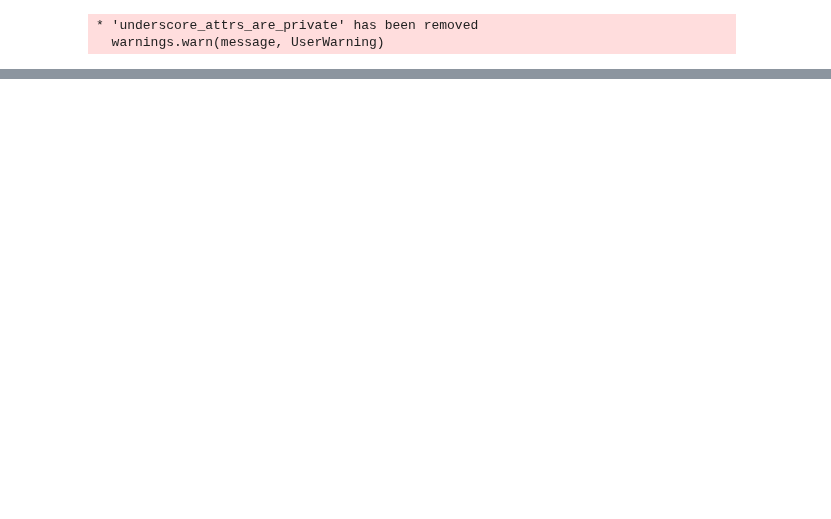
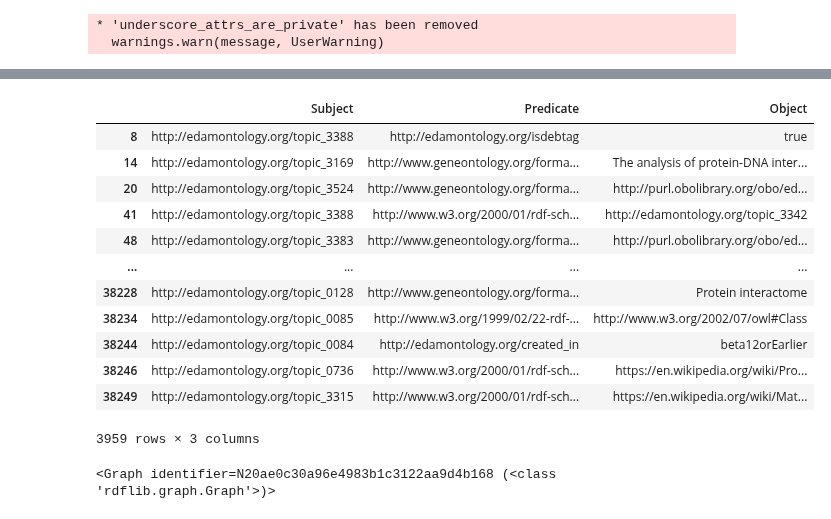
Before and after one commit to ZubairQazi/NDE-GPT, a Jupyter notebook: test_notebooks/text2term_figshare.ipynb, the cells around one changed output, grey strips where cells are left out. Saved outputs shown, nothing was run; the diff lists cells and outputs as text; code cells hidden in the pictures; blank space fills up the shorter version.

```diff
--- a/test_notebooks/text2term_figshare.ipynb
+++ b/test_notebooks/text2term_figshare.ipynb
@@ -18,0 +31,38 @@ edam_ontology = text2term.cache_ontology("https://data.bioontology.org/ontologie
+# %%
+edam_owl = pd.read_csv('../EDAM/edam_1.26.csv')
+# %%
+filtered_edam_owl = edam_owl[~edam_owl['Subject'].isin(deprecated['Class ID'])]
+filtered_edam_owl = filtered_edam_owl[filtered_edam_owl['Subject'].str.contains('topic')]
+
+filtered_edam_owl
+# %% [output]
+|  | Subject | Predicate | Object |
+| 8 | http://edamontology.org/topic_3388 | http://edamontology.org/isdebtag | true |
+| 14 | http://edamontology.org/topic_3169 | http://www.geneontology.org/forma... | The analysis of protein-DNA inter... |
+| 20 | http://edamontology.org/topic_3524 | http://www.geneontology.org/forma... | http://purl.obolibrary.org/obo/ed... |
+| 41 | http://edamontology.org/topic_3388 | http://www.w3.org/2000/01/rdf-sch... | http://edamontology.org/topic_3342 |
+| 48 | http://edamontology.org/topic_3383 | http://www.geneontology.org/forma... | http://purl.obolibrary.org/obo/ed... |
+| ... | ... | ... | ... |
+| 38228 | http://edamontology.org/topic_0128 | http://www.geneontology.org/forma... | Protein interactome |
+| 38234 | http://edamontology.org/topic_0085 | http://www.w3.org/1999/02/22-rdf-... | http://www.w3.org/2002/07/owl#Class |
+| 38244 | http://edamontology.org/topic_0084 | http://edamontology.org/created_in | beta12orEarlier |
+| 38246 | http://edamontology.org/topic_0736 | http://www.w3.org/2000/01/rdf-sch... | https://en.wikipedia.org/wiki/Pro... |
+| 38249 | http://edamontology.org/topic_3315 | http://www.w3.org/2000/01/rdf-sch... | https://en.wikipedia.org/wiki/Mat... |
+3959 rows × 3 columns
+# %%
+from rdflib import Graph, URIRef, Literal
+
+# Create a new RDF graph
+g = Graph()
+
+# Iterate over the rows of the DataFrame and add triples to the graph
+for index, row in filtered_edam_owl.iterrows():
+    subject = URIRef(row['Subject'])
+    predicate = URIRef(row['Predicate'])
+    obj = URIRef(row['Object']) if row['Object'].startswith('http') else Literal(row['Object'])
+    g.add((subject, predicate, obj))
+
+# Serialize the graph to an OWL file
+g.serialize(destination='../EDAM/filtered_edam.owl', format='xml')
+# %% [output]
+<Graph identifier=N20ae0c30a96e4983b1c3122aa9d4b168 (<class 'rdflib.graph.Graph'>)>
```
Also changed, not shown: parts of 50 cells of this notebook.
